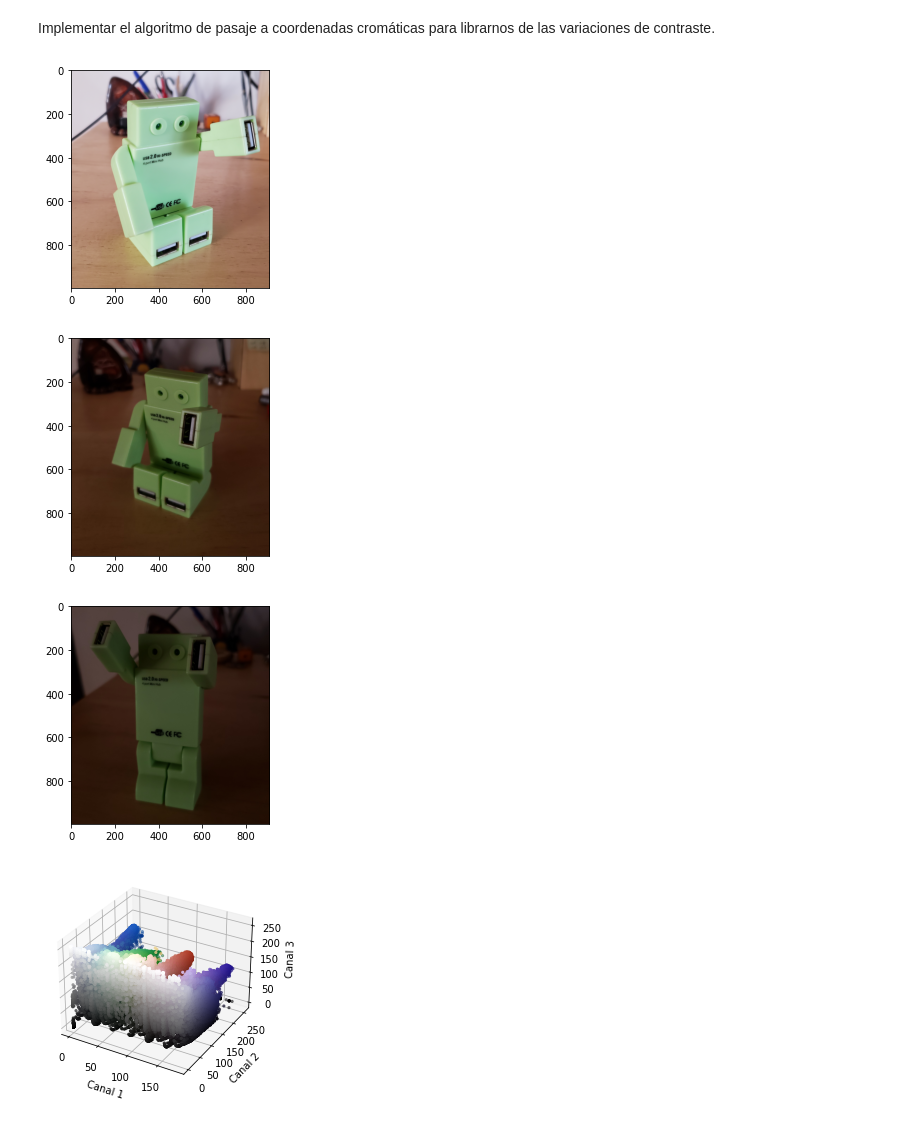
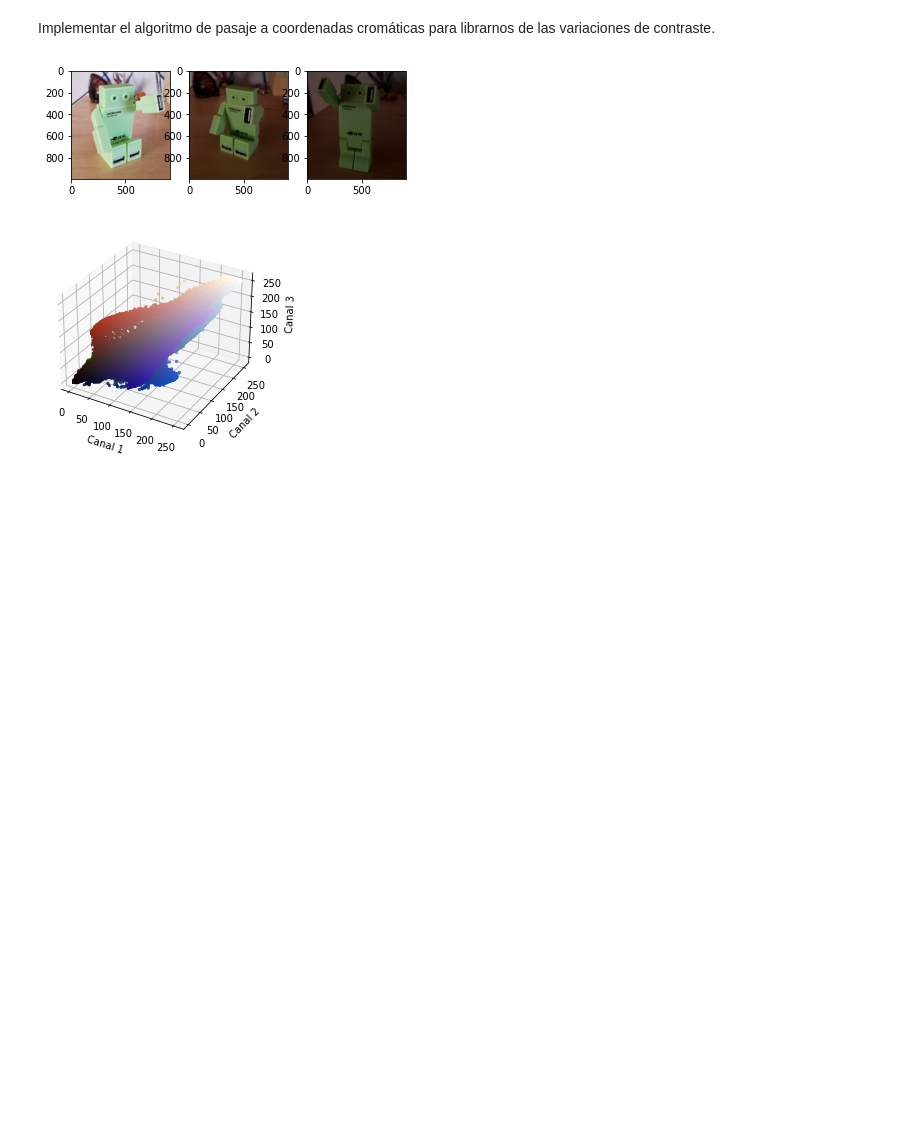
Before and after one commit to Oks11111/TP_Entrega_vision_por_computadora_1, a Jupyter notebook: TP1_1.ipynb, the cells around one changed output. Saved outputs shown, nothing was run; the diff lists cells and outputs as text; code cells hidden in the pictures; blank space fills up the shorter version.

```diff
--- a/TP1_1.ipynb
+++ b/TP1_1.ipynb
@@ -13,45 +13,33 @@ import matplotlib.pyplot as plt
 # %%
 # Ejercicio: extraer los píxeles del tablero (color verde)
 # Primera parte: encontrar un espacio de color conveniente para la discriminación
 
 img_color1 = cv.imread(r'C:\Users\54922\GITHUB\vision_computadora_I\Material_TPs\TP1\CoordCrom_1.png')
 img_color2 = cv.imread(r'C:\Users\54922\GITHUB\vision_computadora_I\Material_TPs\TP1\CoordCrom_2.png')
 img_color3 = cv.imread(r'C:\Users\54922\GITHUB\vision_computadora_I\Material_TPs\TP1\CoordCrom_3.png')
 
-imgHSV1 = cv.cvtColor(img_color1,cv.COLOR_BGR2HSV)
-imgHSV2 = cv.cvtColor(img_color2,cv.COLOR_BGR2HSV)
-imgHSV3 = cv.cvtColor(img_color3,cv.COLOR_BGR2HSV)
+img1 = cv.cvtColor(img_color1,cv.COLOR_BGR2RGB)
+img2 = cv.cvtColor(img_color2,cv.COLOR_BGR2RGB)
+img3 = cv.cvtColor(img_color3,cv.COLOR_BGR2RGB)
 
-imgRGB1 = cv.cvtColor(img_color1,cv.COLOR_BGR2RGB)
-imgRGB2 = cv.cvtColor(img_color2,cv.COLOR_BGR2RGB)
-imgRGB3 = cv.cvtColor(img_color3,cv.COLOR_BGR2RGB)
-
+fig = plt.figure()
+fig1 = plt.subplot(131)
 plt.imshow(img_color1[:,:,::-1])
-plt.show()
+fig2 = plt.subplot(132)
 plt.imshow(img_color2[:,:,::-1])
-plt.show()
+fig3 = plt.subplot(133)
 plt.imshow(img_color3[:,:,::-1])
 plt.show()
 # %% [output]
-[figure, old version]
+[figure, new version]
-[figure, removed]
-[figure, removed]
 # %%
 from mpl_toolkits.mplot3d import Axes3D
 from matplotlib import cm
 from matplotlib import colors
 
-#r, g, b = cv.split(img_color1)
-r1, g1, b1 = cv.split(imgHSV1)
-r2, g2, b2 = cv.split(imgHSV2)
-r3, g3, b3 = cv.split(imgHSV3)
-
-"""r1, g1, b1 = cv.split(imgRGB1)
-r2, g2, b2 = cv.split(imgRGB2)
-r3, g3, b3 = cv.split(imgRGB3)"""
-
-
-
+r1, g1, b1 = cv.split(img1)
+r2, g2, b2 = cv.split(img2)
+r3, g3, b3 = cv.split(img3)
 
 fig = plt.figure()
 axis = fig.add_subplot(1, 1, 1, projection="3d")
@@ -67,4 +55,4 @@ axis.set_ylabel("Canal 2")
 axis.set_zlabel("Canal 3")
 plt.show()
 # %% [output]
-[figure, old version]
+[figure, new version]
```
Also changed, not shown: parts of 6 cells of this notebook, 2 other files.
